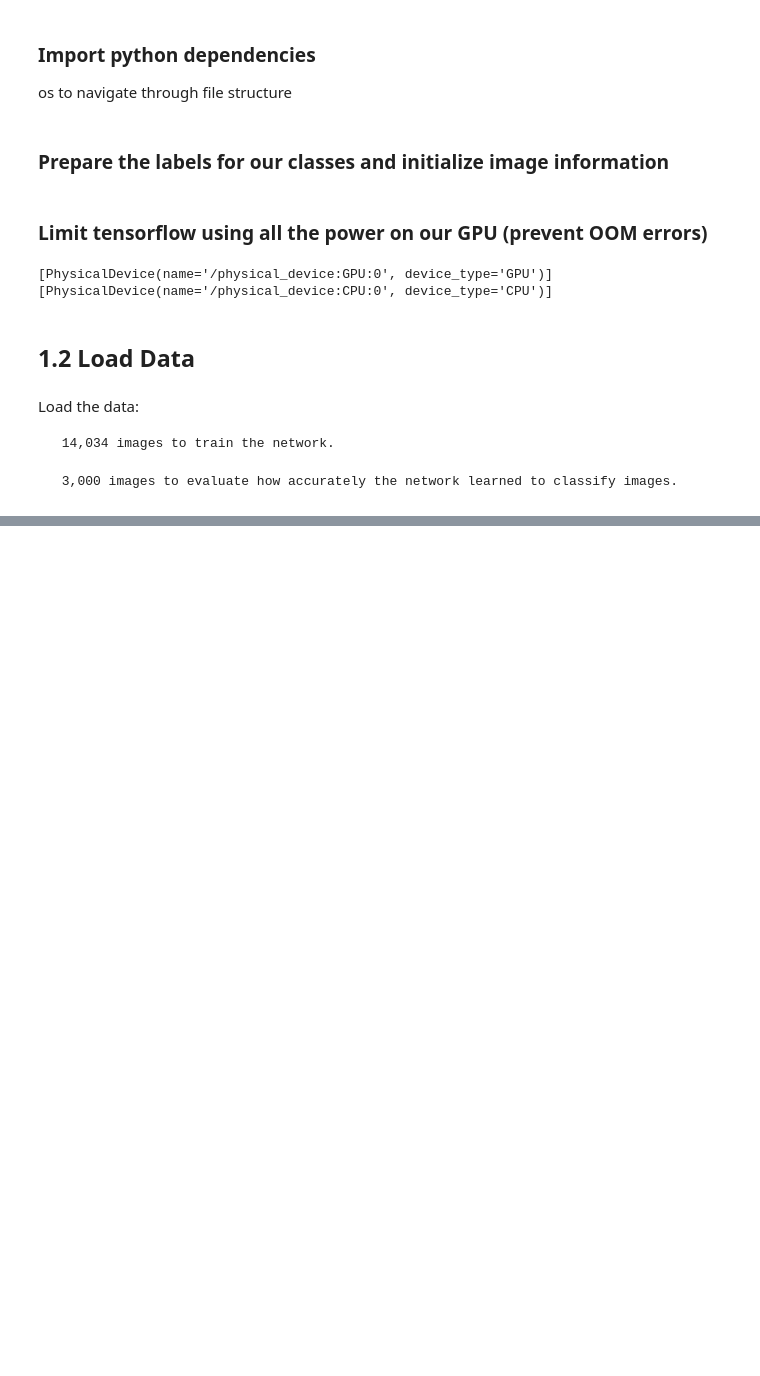
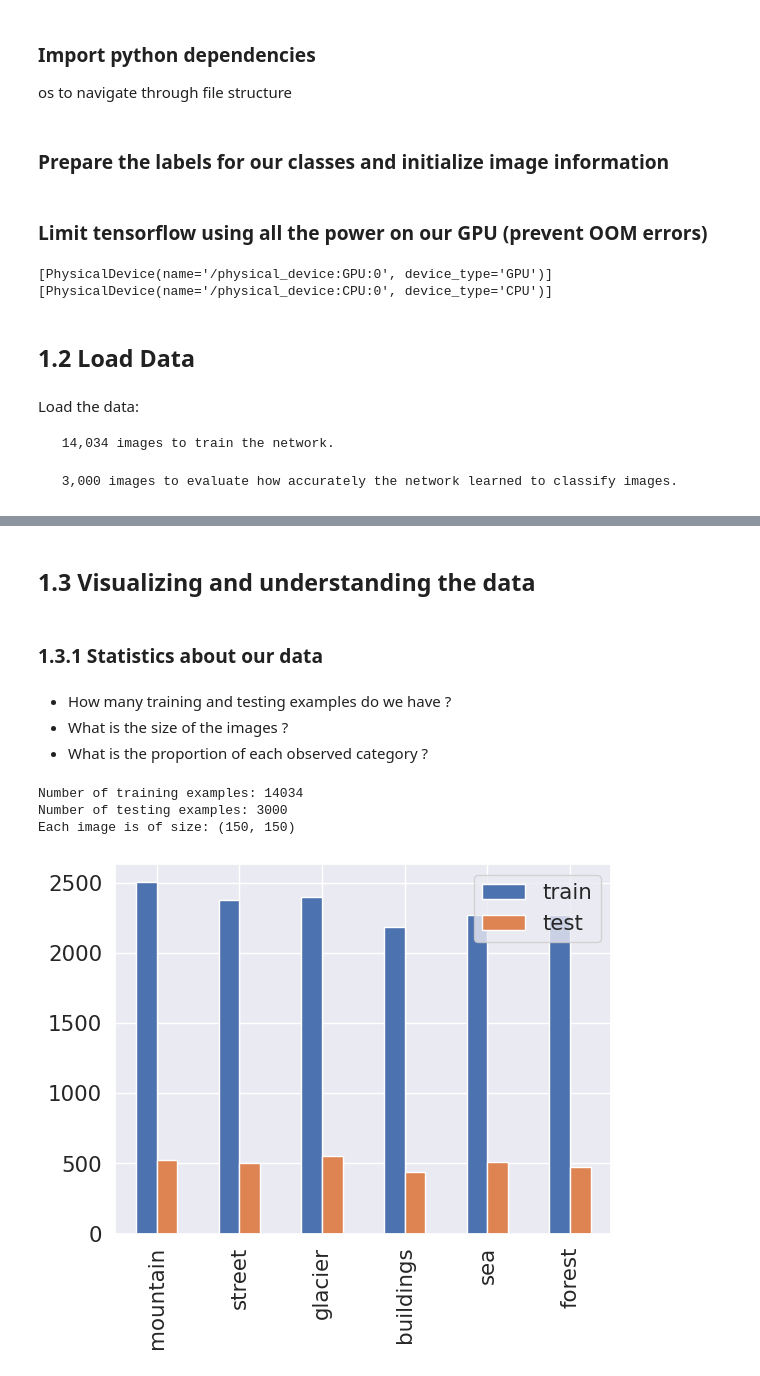
Before and after one commit to robert-bob-1/Image-classification, a Jupyter notebook: proiect.ipynb, the cells around one changed output, grey strips where cells are left out. Saved outputs shown, nothing was run; the diff lists cells and outputs as text; code cells hidden in the pictures; blank space fills up the shorter version.

```diff
--- a/proiect.ipynb
+++ b/proiect.ipynb
@@ -165,0 +160,7 @@ Loading ./seg_test/seg_test
+# %%
+try:
+    (train_images, train_labels), (test_images, test_labels) = load_data()
+except:
+    print('Didn\'t find unzipped data. Trying to unzip file in given zip folder path...')
+    unzip_data()
+    (train_images, train_labels), (test_images, test_labels) = load_data()
@@ -165,0 +174,32 @@ Loading ./seg_test/seg_test
+# %% [markdown]
+## 1.3 Visualizing and understanding the data
+# %% [markdown]
+### 1.3.1 Statistics about our data
+# %% [markdown]
+- How many training and testing examples do we have ?
+- What is the size of the images ?
+- What is the proportion of each observed category ?
+# %%
+n_train = train_labels.shape[0]
+n_test = test_labels.shape[0]
+
+print ("Number of training examples: {}".format(n_train))
+print ("Number of testing examples: {}".format(n_test))
+print ("Each image is of size: {}".format(IMAGE_SIZE))
+# %% [output]
+Number of training examples: 14034
+Number of testing examples: 3000
+Each image is of size: (150, 150)
+# %%
+import pandas as pd
+
+# Count each unique category's number of objects
+_, train_counts = np.unique(train_labels, return_counts=True)
+_, test_counts = np.unique(test_labels, return_counts=True)
+pd.DataFrame({'train': train_counts,
+              'test' : test_counts},
+             index=class_names
+            ).plot.bar()
+plt.show()
+# %% [output]
+[figure, added]
```
Also changed, not shown: parts of 21 cells of this notebook.
